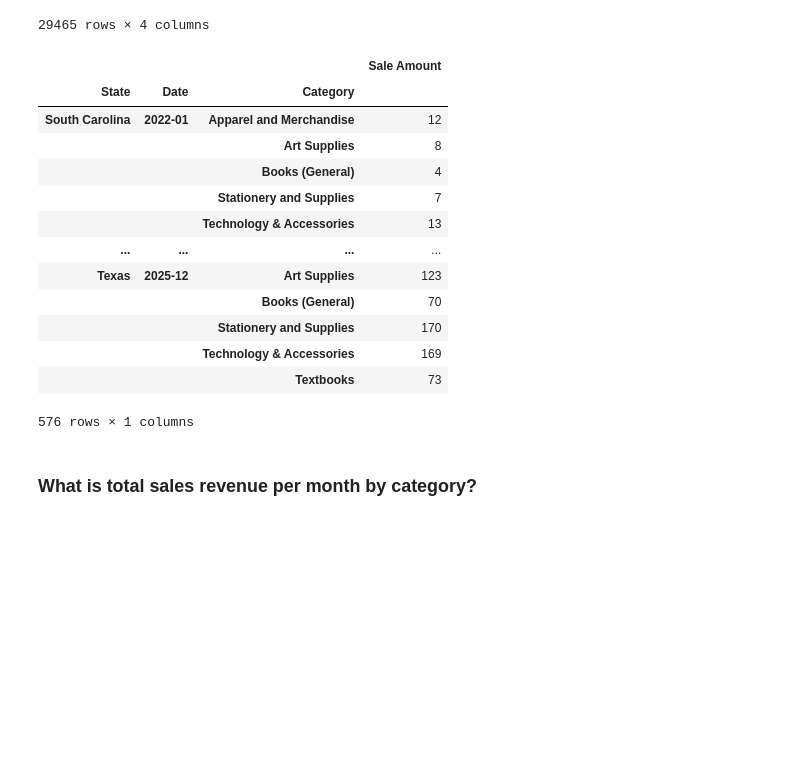
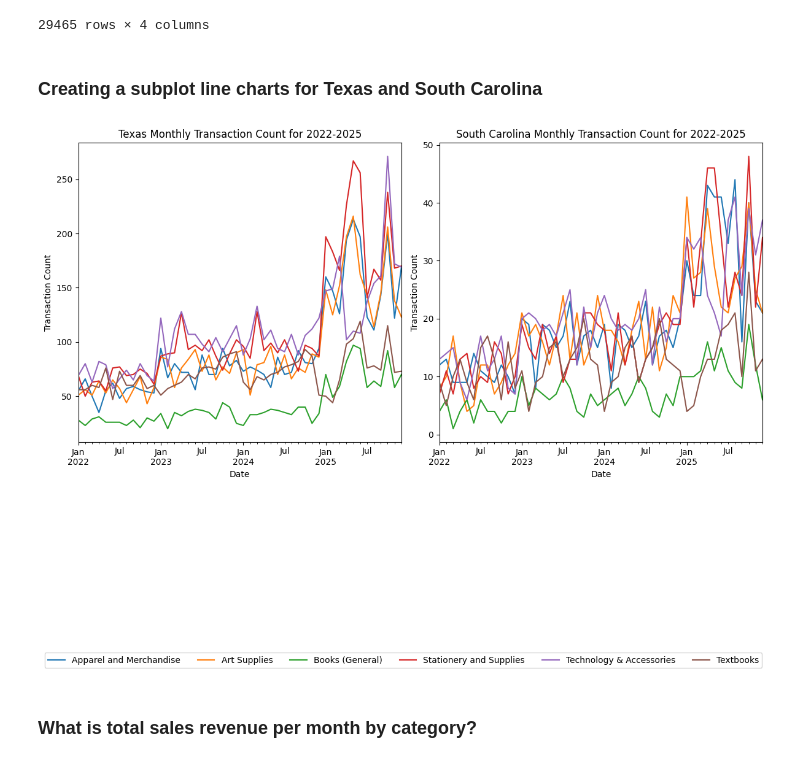
Before and after one commit to Bcv1018/Capstone_2, a Jupyter notebook: Carrillo-Valencia_sales_analysis.ipynb, the cells around one changed output. Cells and saved outputs as stored; diff of their text form; code cells hidden in the pictures; blank space fills up the shorter version.

```diff
--- a/Carrillo-Valencia_sales_analysis.ipynb
+++ b/Carrillo-Valencia_sales_analysis.ipynb
@@ -466,24 +603,48 @@ cat_monthly
 | 29464 | Texas | 2022-10 | Apparel and Merchandise | 24.28 |
 29465 rows × 4 columns
 # %%
+
 # Counting the amount of transaction monthly
 cat_monthly_transaction = cat_monthly.groupby(['State','Date','Category'])[['Sale Amount']].count()
+cat_monthly_transaction.rename(columns={'Sale Amount' : 'Total Transaction'},inplace=True)
+
 cat_monthly_transaction
-# %% [output]
-|  |  |  | Sale Amount |
-| State | Date | Category |  |
-| South Carolina | 2022-01 | Apparel and Merchandise | 12 |
-|  |  | Art Supplies | 8 |
-|  |  | Books (General) | 4 |
-|  |  | Stationery and Supplies | 7 |
-|  |  | Technology & Accessories | 13 |
-| ... | ... | ... | ... |
-| Texas | 2025-12 | Art Supplies | 123 |
-|  |  | Books (General) | 70 |
-|  |  | Stationery and Supplies | 170 |
-|  |  | Technology & Accessories | 169 |
-|  |  | Textbooks | 73 |
-576 rows × 1 columns
+# %% [markdown]
+### Creating a subplot line charts for Texas and South Carolina
+# %%
+# Separting Texas and South Carolina
+texas_transaction_monthly = cat_monthly_transaction.xs('Texas', level='State')
+sc_transaction_montly = cat_monthly_transaction.xs('South Carolina', level='State')
+
+# Resetting the indexes into columns
+texas_transaction_monthly = texas_transaction_monthly.reset_index().pivot_table(index='Date', columns='Category',values='Total Transaction')
+sc_transaction_montly = sc_transaction_montly.reset_index().pivot_table(index='Date',columns='Category',values='Total Transaction')
+# %%
+# Creating  subplot line chart for cat_monthly_transaction
+fig, (ax1,ax2) = plt.subplots(1,2, figsize=(12,6))
+
+texas_transaction_monthly.plot(kind='line', ax=ax1)
+ax1.set_title('Texas Monthly Transaction Count for 2022-2025')
+
+ax1.get_legend().remove()
+ax1.set_xlabel('Date')
+ax1.set_ylabel('Transaction Count')
+
+sc_transaction_montly.plot(kind='line', ax=ax2)
+ax2.set_title('South Carolina Monthly Transaction Count for 2022-2025')
+
+ax2.get_legend().remove()
+ax2.set_xlabel('Date')
+ax2.set_ylabel('Transaction Count')
+
+handles, labels = ax1.get_legend_handles_labels()
+fig.legend(handles, labels, loc='lower center',ncol=6, bbox_to_anchor=(.5,-.5))
+
+plt.tight_layout()
+plt.savefig('Texas_and_SC_Monthly_Transaction_Count.jpg',bbox_inches='tight', pad_inches=.5)
+plt.show()
+# %% [output]
+[figure, added]
 # %% [markdown]
 ### What is total sales revenue per month by category?
 # %%
```
Also changed, not shown: parts of 21 cells of this notebook, 6 other files.
